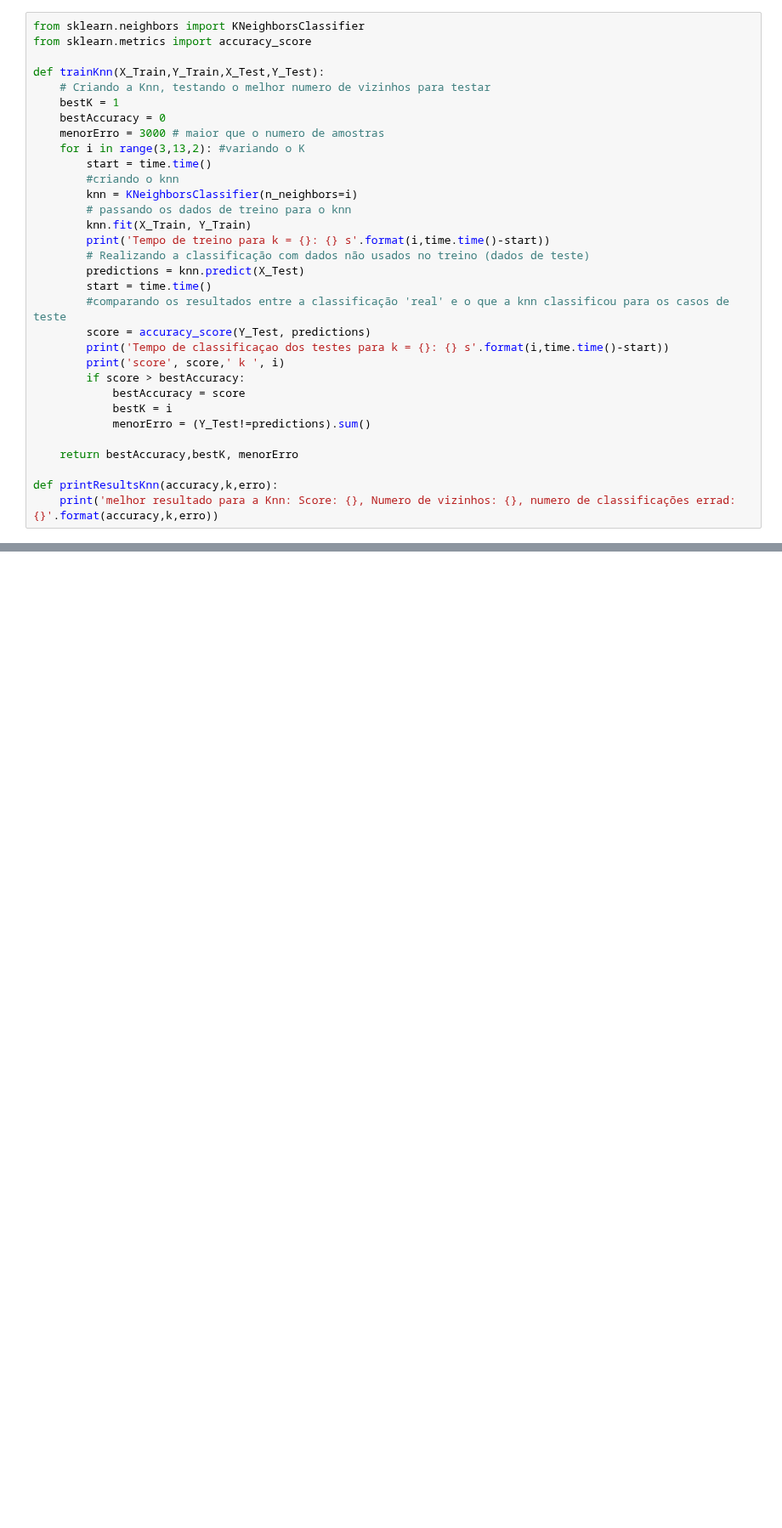
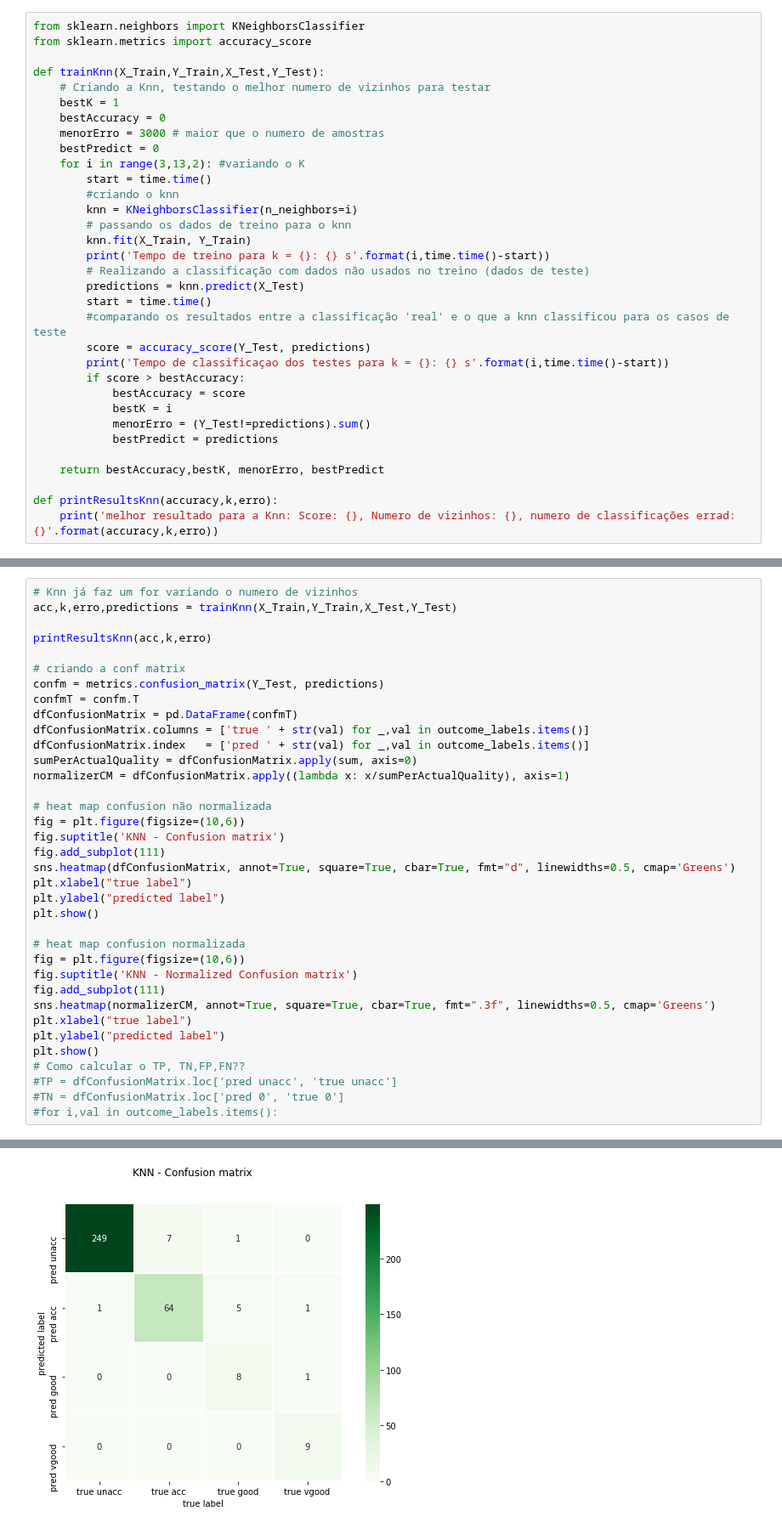
Before and after one commit to Pedro-Magalhaes/Teste, a Jupyter notebook: t1_2/machine_learning.ipynb, the cells around one changed output, grey strips where cells are left out. Shown at 85% size. Cells and saved outputs as stored; diff of their text form; blank space fills up the shorter version.

```diff
--- a/t1_2/machine_learning.ipynb
+++ b/t1_2/machine_learning.ipynb
@@ -135,6 +153,7 @@ def trainKnn(X_Train,Y_Train,X_Test,Y_Test):
     bestK = 1
     bestAccuracy = 0
     menorErro = 3000 # maior que o numero de amostras
+    bestPredict = 0
     for i in range(3,13,2): #variando o K
         start = time.time()
         #criando o knn
@@ -148,13 +167,13 @@ def trainKnn(X_Train,Y_Train,X_Test,Y_Test):
         #comparando os resultados entre a classificação 'real' e o que a knn classificou para os casos de teste
         score = accuracy_score(Y_Test, predictions)
         print('Tempo de classificaçao dos testes para k = {}: {} s'.format(i,time.time()-start))
-        print('score', score,' k ', i)
         if score > bestAccuracy:
             bestAccuracy = score
             bestK = i
             menorErro = (Y_Test!=predictions).sum()
+            bestPredict = predictions
 
-    return bestAccuracy,bestK, menorErro
+    return bestAccuracy,bestK, menorErro, bestPredict
 
 def printResultsKnn(accuracy,k,erro):
     print('melhor resultado para a Knn: Score: {}, Numero de vizinhos: {}, numero de classificações errad: {}'.format(accuracy,k,erro))
@@ -175,0 +221,37 @@ printResultsKnn(acc,k,erro)
+# %%
+# Knn já faz um for variando o numero de vizinhos
+acc,k,erro,predictions = trainKnn(X_Train,Y_Train,X_Test,Y_Test)
+
+printResultsKnn(acc,k,erro)
+
+# criando a conf matrix
+confm = metrics.confusion_matrix(Y_Test, predictions)
+confmT = confm.T
+dfConfusionMatrix = pd.DataFrame(confmT)
+dfConfusionMatrix.columns = ['true ' + str(val) for _,val in outcome_labels.items()]
+dfConfusionMatrix.index   = ['pred ' + str(val) for _,val in outcome_labels.items()]
+sumPerActualQuality = dfConfusionMatrix.apply(sum, axis=0)
+normalizerCM = dfConfusionMatrix.apply((lambda x: x/sumPerActualQuality), axis=1)
+
+# heat map confusion não normalizada
+fig = plt.figure(figsize=(10,6))
+fig.suptitle('KNN - Confusion matrix')
+fig.add_subplot(111)
+sns.heatmap(dfConfusionMatrix, annot=True, square=True, cbar=True, fmt="d", linewidths=0.5, cmap='Greens')
+plt.xlabel("true label")
+plt.ylabel("predicted label")
+plt.show()
+
+# heat map confusion normalizada
+fig = plt.figure(figsize=(10,6))
+fig.suptitle('KNN - Normalized Confusion matrix')
+fig.add_subplot(111)
+sns.heatmap(normalizerCM, annot=True, square=True, cbar=True, fmt=".3f", linewidths=0.5, cmap='Greens')
+plt.xlabel("true label")
+plt.ylabel("predicted label")
+plt.show()
+# Como calcular o TP, TN,FP,FN??
+#TP = dfConfusionMatrix.loc['pred unacc', 'true unacc']
+#TN = dfConfusionMatrix.loc['pred 0', 'true 0']
+#for i,val in outcome_labels.items():
+# %% [output]
@@ -175,0 +269 @@ printResultsKnn(acc,k,erro)
+[figure, added]
```
Also changed, not shown: parts of 9 cells of this notebook.
